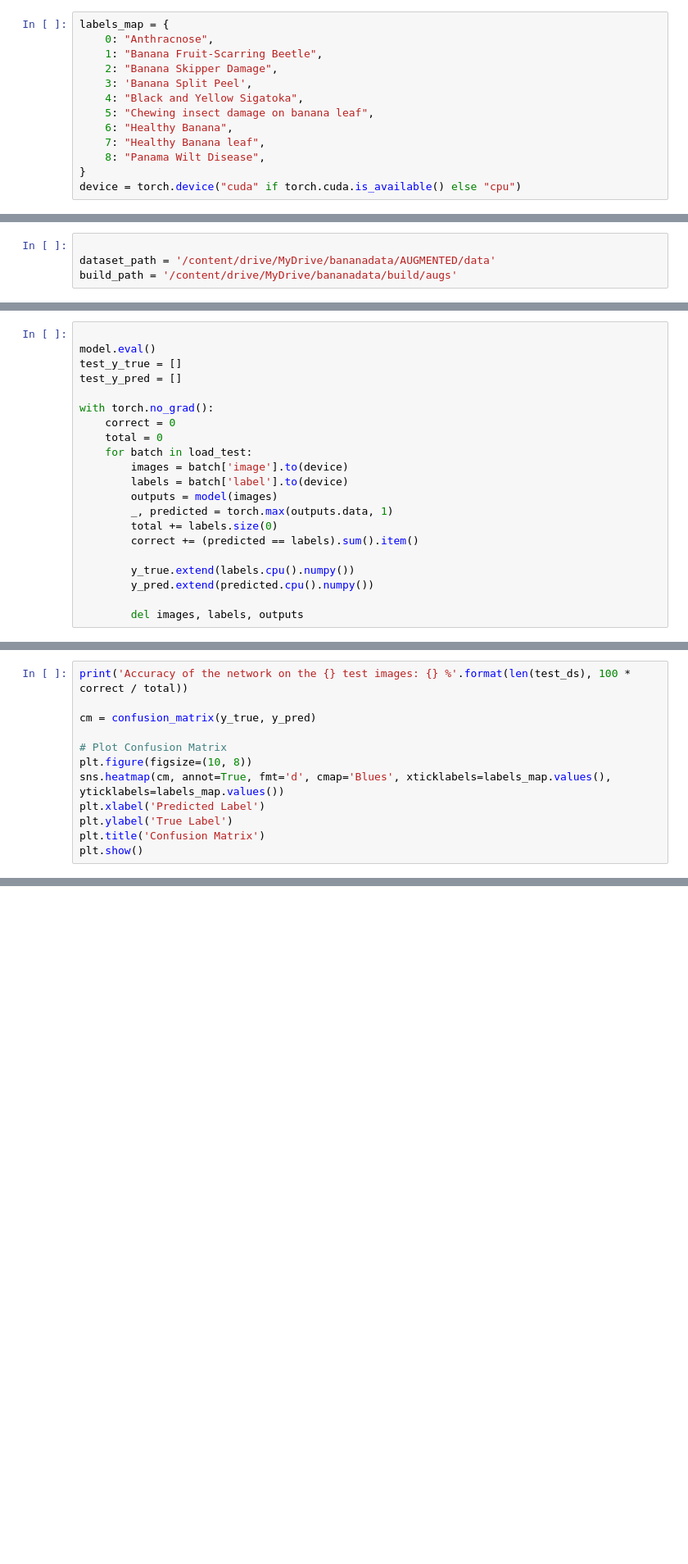
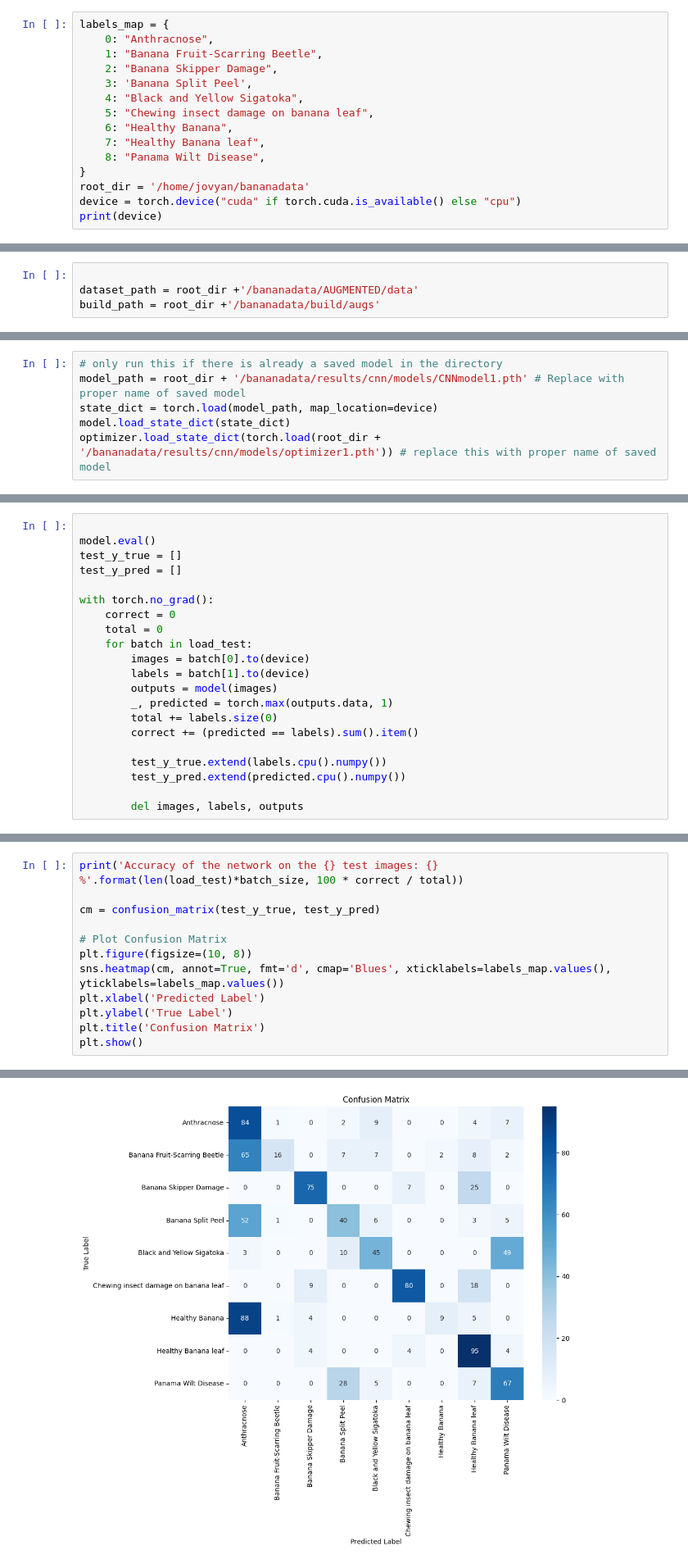
Before and after one commit to jlorion/DeepLearnDev, a Jupyter notebook: proj/CNNproj.ipynb, the cells around one changed output, grey strips where cells are left out. Shown at 82% size. Drawn from its saved outputs; the diff is of its cells as text; blank space fills up the shorter version.

```diff
--- a/proj/CNNproj.ipynb
+++ b/proj/CNNproj.ipynb
@@ -23,4 +23,6 @@ labels_map = {
     7: "Healthy Banana leaf",
     8: "Panama Wilt Disease",
 }
+root_dir = '/home/jovyan/bananadata'
 device = torch.device("cuda" if torch.cuda.is_available() else "cpu")
+print(device)
@@ -38,8 +42,8 @@ moment = 0.9
 Import image dataset from drive
 # %%
 
-dataset_path = '/content/drive/MyDrive/bananadata/AUGMENTED/data'
-build_path = '/content/drive/MyDrive/bananadata/build/augs'
+dataset_path = root_dir +'/bananadata/AUGMENTED/data'
+build_path = root_dir +'/bananadata/build/augs'
 # %% [markdown]
 Define Image transformations to fit model
 # %%
@@ -197,6 +201,12 @@ optimizer = torch.optim.SGD(model.parameters(), lr=learning_rate, weight_decay =
 
 # Train the model
 total_step = len(load_train)
+# %%
+# only run this if there is already a saved model in the directory
+model_path = root_dir + '/bananadata/results/cnn/models/CNNmodel1.pth' # Replace with proper name of saved model
+state_dict = torch.load(model_path, map_location=device)
+model.load_state_dict(state_dict)
+optimizer.load_state_dict(torch.load(root_dir + '/bananadata/results/cnn/models/optimizer1.pth')) # replace this with proper name of saved model
 # %% [markdown]
 ### Training
 # %%
@@ -269,14 +285,14 @@ with torch.no_grad():
     correct = 0
     total = 0
     for batch in load_test:
-        images = batch['image'].to(device)
-        labels = batch['label'].to(device)
+        images = batch[0].to(device)
+        labels = batch[1].to(device)
         outputs = model(images)
         _, predicted = torch.max(outputs.data, 1)
         total += labels.size(0)
         correct += (predicted == labels).sum().item()
 
-        y_true.extend(labels.cpu().numpy())
-        y_pred.extend(predicted.cpu().numpy())
+        test_y_true.extend(labels.cpu().numpy())
+        test_y_pred.extend(predicted.cpu().numpy())
 
         del images, labels, outputs
@@ -283,7 +301,7 @@ with torch.no_grad():
 # %%
-print('Accuracy of the network on the {} test images: {} %'.format(len(test_ds), 100 * correct / total))
+print('Accuracy of the network on the {} test images: {} %'.format(len(load_test)*batch_size, 100 * correct / total))
 
-cm = confusion_matrix(y_true, y_pred)
+cm = confusion_matrix(test_y_true, test_y_pred)
 
 # Plot Confusion Matrix
 plt.figure(figsize=(10, 8))
@@ -292,3 +310,4 @@ plt.xlabel('Predicted Label')
 plt.ylabel('True Label')
 plt.title('Confusion Matrix')
 plt.show()
+# %% [output]
@@ -294,0 +315 @@ plt.show()
+[figure, added]
```
Also changed, not shown: parts of 14 cells of this notebook, 3 other files.
